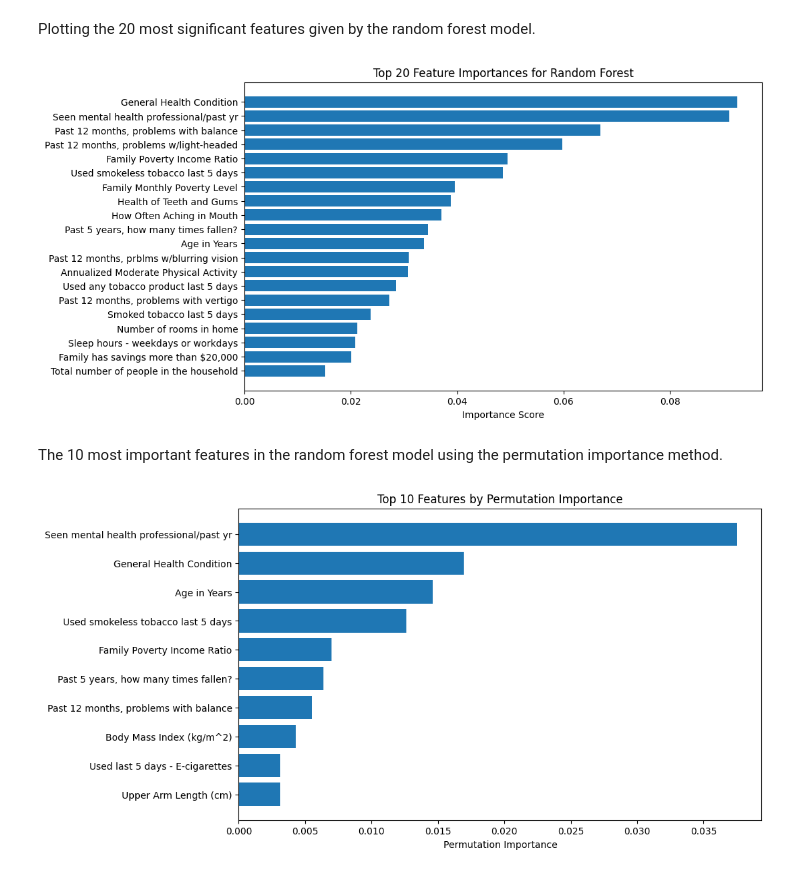
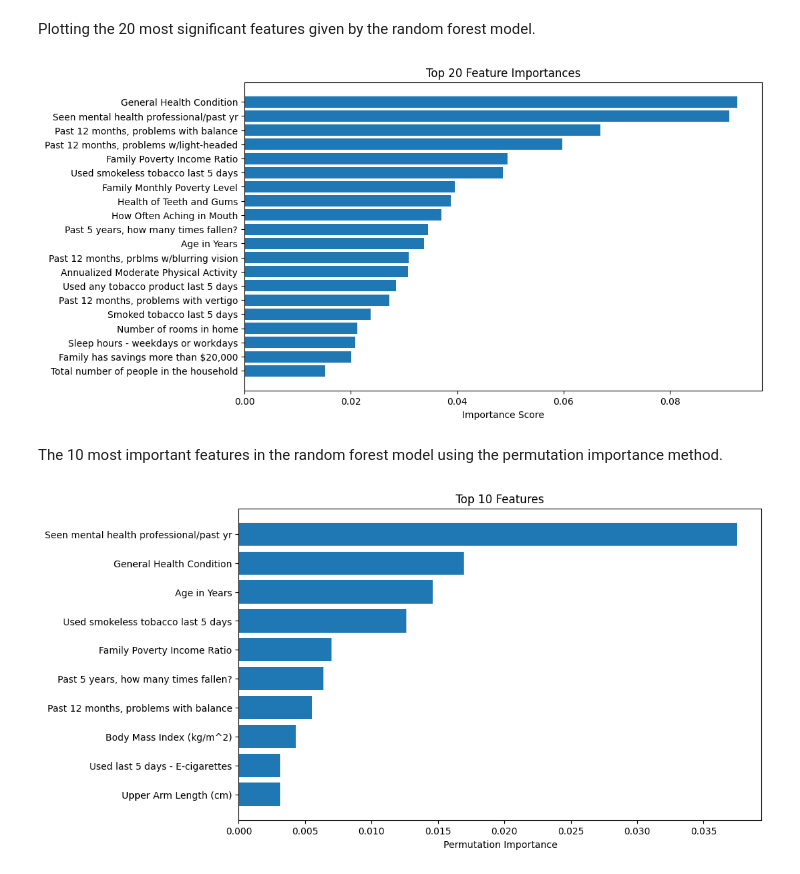
Before and after one commit to simon-rupp/ML_Final_Project, a Jupyter notebook: Project_Script.ipynb, the cells around one changed output. Saved outputs shown, nothing was run; the diff lists cells and outputs as text; code cells hidden in the pictures.

```diff
--- a/Project_Script.ipynb
+++ b/Project_Script.ipynb
@@ -351,27 +365,27 @@ plt.figure(figsize=(10, 6))
 plt.barh(importance_df['Feature'], importance_df['Importance'])
 plt.gca().invert_yaxis()
 plt.xlabel('Importance Score')
-plt.title('Top 20 Feature Importances for Random Forest')
+plt.title('Top 20 Feature Importances')
 plt.show()
 # %% [output]
-[figure, old version]
+[figure, new version]
 # %% [markdown]
 The 10 most important features in the random forest model using the permutation importance method.
 # %%
 perm_importance = permutation_importance(randomForest, X, y_binary, scoring='accuracy', random_state=42)
 
 importance_df = pd.DataFrame({
     'Feature': X.columns,
     'Importance': perm_importance.importances_mean
 }).sort_values(by='Importance', ascending=False).head(10)
 
 importance_df['Feature'] = importance_df['Feature'].map(feature_name_mapping)
 
 plt.figure(figsize=(10, 6))
 plt.barh(importance_df['Feature'], importance_df['Importance'])
 plt.gca().invert_yaxis()
 plt.xlabel('Permutation Importance')
-plt.title('Top 10 Features by Permutation Importance')
+plt.title('Top 10 Features')
 plt.show()
 # %% [output]
-[figure, old version]
+[figure, new version]
```
Also changed, not shown: parts of 4 cells of this notebook.
